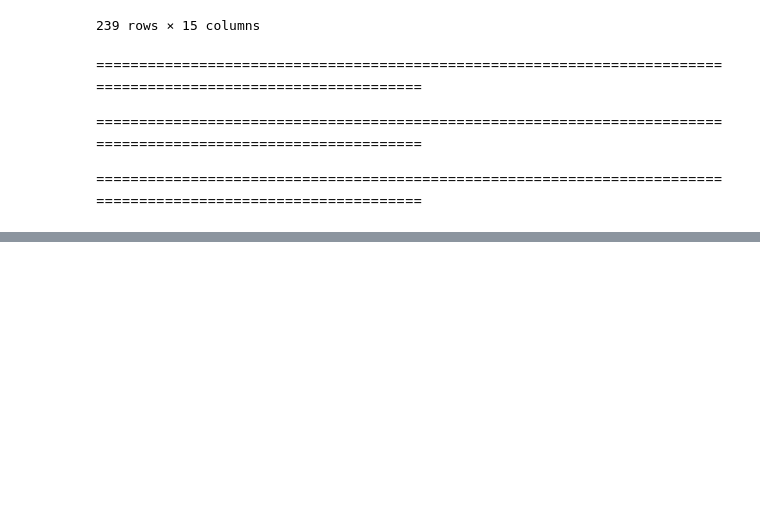
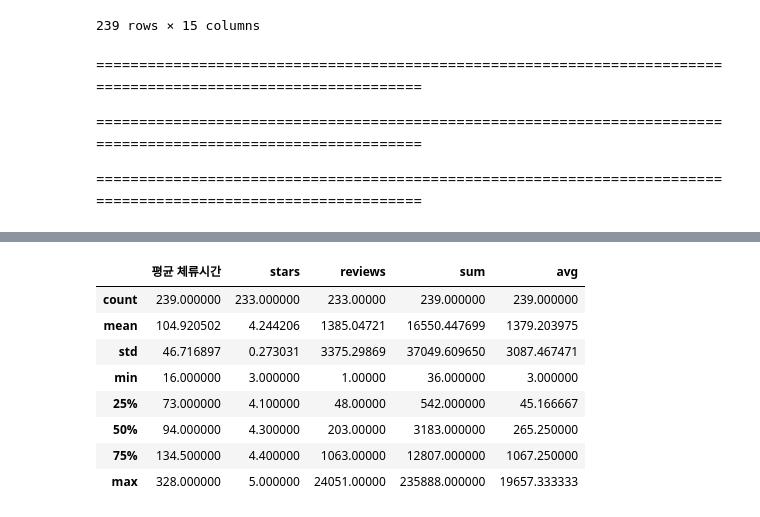
Before and after one commit to GRetriever/Data-Analysis-Project, a Jupyter notebook: Tourist Attractions/busan.ipynb, the cells around one changed output, grey strips where cells are left out. Cells and saved outputs as stored; diff of their text form; code cells hidden in the pictures; blank space fills up the shorter version.

```diff
--- a/Tourist Attractions/busan.ipynb
+++ b/Tourist Attractions/busan.ipynb
@@ -564,0 +592,12 @@ sns.pairplot(data=df)
+# %%
+df.describe()
+# %% [output]
+|  | 평균 체류시간 | stars | reviews | sum | avg |
+| count | 239.000000 | 233.000000 | 233.00000 | 239.000000 | 239.000000 |
+| mean | 104.920502 | 4.244206 | 1385.04721 | 16550.447699 | 1379.203975 |
+| std | 46.716897 | 0.273031 | 3375.29869 | 37049.609650 | 3087.467471 |
+| min | 16.000000 | 3.000000 | 1.00000 | 36.000000 | 3.000000 |
+| 25% | 73.000000 | 4.100000 | 48.00000 | 542.000000 | 45.166667 |
+| 50% | 94.000000 | 4.300000 | 203.00000 | 3183.000000 | 265.250000 |
+| 75% | 134.500000 | 4.400000 | 1063.00000 | 12807.000000 | 1067.250000 |
+| max | 328.000000 | 5.000000 | 24051.00000 | 235888.000000 | 19657.333333 |
```
Also changed, not shown: parts of 23 cells of this notebook.
